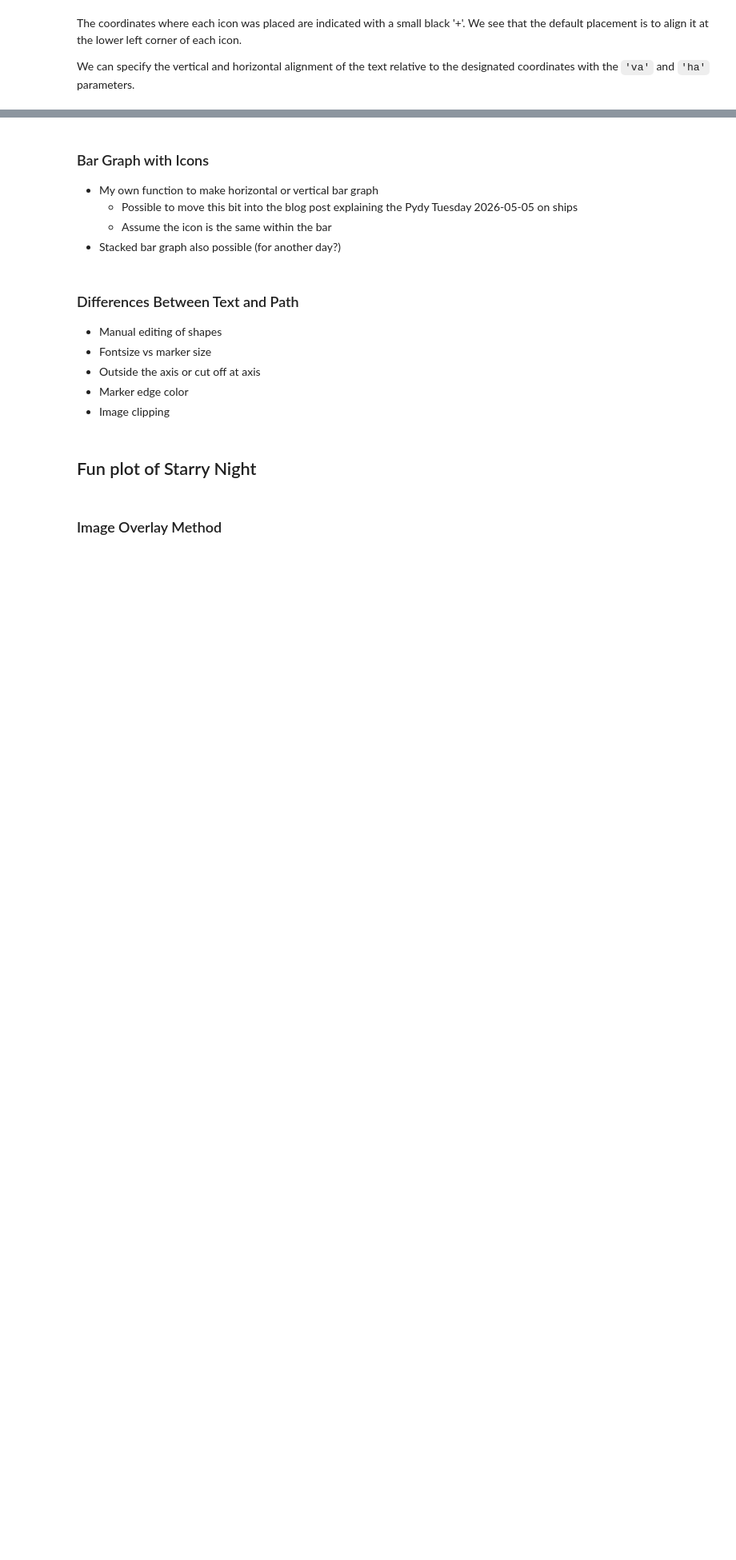
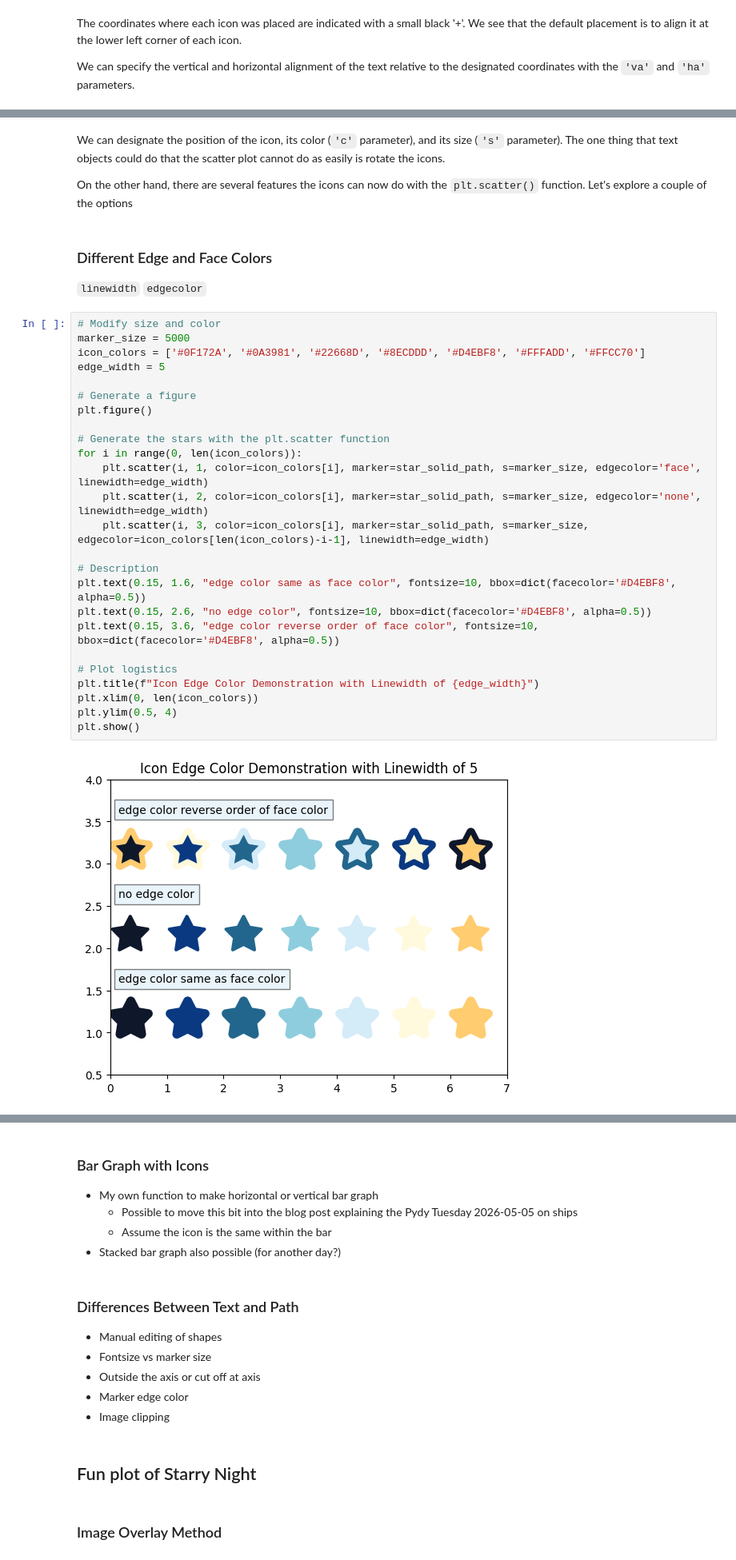
Before and after one commit to DataDrivenMai/DataDrivenMai-blog, a Jupyter notebook: icon-plotting/icon-plotting.ipynb, the cells around one changed output, grey strips where cells are left out. Shown at 80% size. Cells and saved outputs as stored; diff of their text form; blank space fills up the shorter version.

```diff
--- a/icon-plotting/icon-plotting.ipynb
+++ b/icon-plotting/icon-plotting.ipynb
@@ -321,0 +383,35 @@ Sample plot about muscle mass over one's life (sarcopenia)
+# %% [markdown]
+We can designate the position of the icon, its color (`'c'` parameter), and its size (`'s'` parameter). The one thing that text objects could do that the scatter plot cannot do as easily is rotate the icons.
+
+On the other hand, there are several features the icons can now do with the `plt.scatter()` function. Let's explore a couple of the options
+# %% [markdown]
+### Different Edge and Face Colors
+`linewidth`
+`edgecolor`
+# %%
+# Modify size and color
+marker_size = 5000
+icon_colors = ['#0F172A', '#0A3981', '#22668D', '#8ECDDD', '#D4EBF8', '#FFFADD', '#FFCC70']
+edge_width = 5
+
+# Generate a figure
+plt.figure()
+
+# Generate the stars with the plt.scatter function
+for i in range(0, len(icon_colors)):
+	plt.scatter(i, 1, color=icon_colors[i], marker=star_solid_path, s=marker_size, edgecolor='face', linewidth=edge_width)
+	plt.scatter(i, 2, color=icon_colors[i], marker=star_solid_path, s=marker_size, edgecolor='none', linewidth=edge_width)
+	plt.scatter(i, 3, color=icon_colors[i], marker=star_solid_path, s=marker_size, edgecolor=icon_colors[len(icon_colors)-i-1], linewidth=edge_width)
+
+# Description
+plt.text(0.15, 1.6, "edge color same as face color", fontsize=10, bbox=dict(facecolor='#D4EBF8', alpha=0.5))
+plt.text(0.15, 2.6, "no edge color", fontsize=10, bbox=dict(facecolor='#D4EBF8', alpha=0.5))
+plt.text(0.15, 3.6, "edge color reverse order of face color", fontsize=10, bbox=dict(facecolor='#D4EBF8', alpha=0.5))
+
+# Plot logistics
+plt.title(f"Icon Edge Color Demonstration with Linewidth of {edge_width}")
+plt.xlim(0, len(icon_colors))
+plt.ylim(0.5, 4)
+plt.show()
+# %% [output]
+[figure, added]
```
Also changed, not shown: parts of 20 cells of this notebook.
